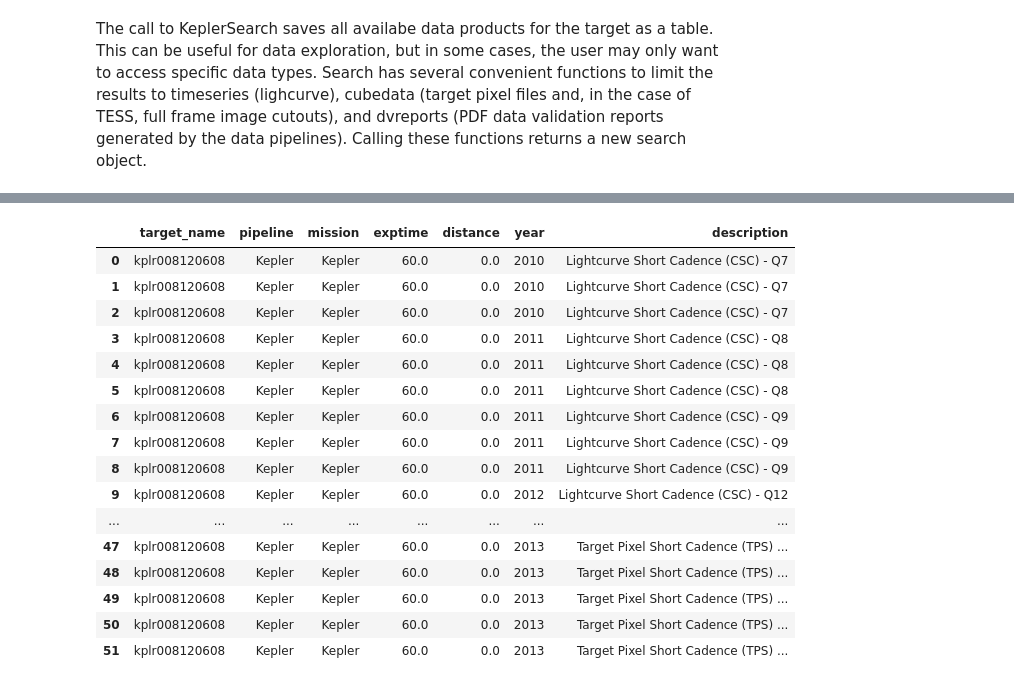
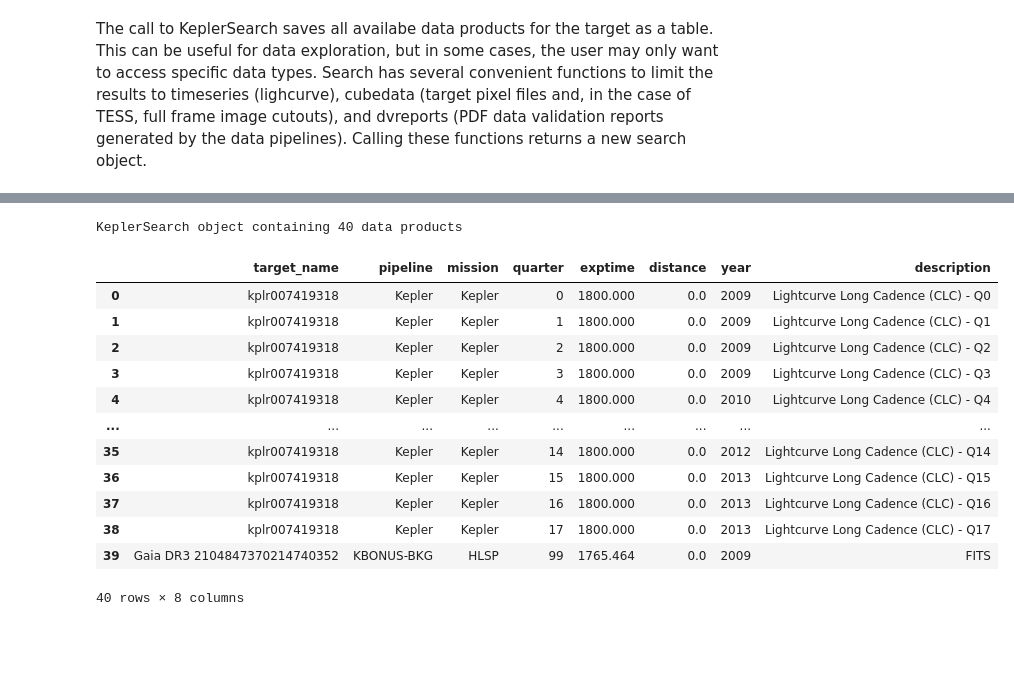
Before and after one commit to lightkurve/lksearch, a Jupyter notebook: docs/tutorials/Example_searches.ipynb, the cells around one changed output, grey strips where cells are left out. Drawn from its saved outputs; the diff is of its cells as text; code cells hidden in the pictures; blank space fills up the shorter version.

```diff
--- a/docs/tutorials/Example_searches.ipynb
+++ b/docs/tutorials/Example_searches.ipynb
@@ -245,22 +241,18 @@ dvs
-# %%
-# limit to 60s exposures
-Kep186short = Kep186.filter_table(exptime=60)
-Kep186short
-# %% [output]
-|  | target_name | pipeline | mission | exptime | distance | year | description |
-| 0 | kplr008120608 | Kepler | Kepler | 60.0 | 0.0 | 2010 | Lightcurve Short Cadence (CSC) - Q7 |
-| 1 | kplr008120608 | Kepler | Kepler | 60.0 | 0.0 | 2010 | Lightcurve Short Cadence (CSC) - Q7 |
-| 2 | kplr008120608 | Kepler | Kepler | 60.0 | 0.0 | 2010 | Lightcurve Short Cadence (CSC) - Q7 |
-| 3 | kplr008120608 | Kepler | Kepler | 60.0 | 0.0 | 2011 | Lightcurve Short Cadence (CSC) - Q8 |
-| 4 | kplr008120608 | Kepler | Kepler | 60.0 | 0.0 | 2011 | Lightcurve Short Cadence (CSC) - Q8 |
-| 5 | kplr008120608 | Kepler | Kepler | 60.0 | 0.0 | 2011 | Lightcurve Short Cadence (CSC) - Q8 |
-| 6 | kplr008120608 | Kepler | Kepler | 60.0 | 0.0 | 2011 | Lightcurve Short Cadence (CSC) - Q9 |
-| 7 | kplr008120608 | Kepler | Kepler | 60.0 | 0.0 | 2011 | Lightcurve Short Cadence (CSC) - Q9 |
-| 8 | kplr008120608 | Kepler | Kepler | 60.0 | 0.0 | 2011 | Lightcurve Short Cadence (CSC) - Q9 |
-| 9 | kplr008120608 | Kepler | Kepler | 60.0 | 0.0 | 2012 | Lightcurve Short Cadence (CSC) - Q12 |
-| ... | ... | ... | ... | ... | ... | ... | ... |
-| 47 | kplr008120608 | Kepler | Kepler | 60.0 | 0.0 | 2013 | Target Pixel Short Cadence (TPS) ... |
-| 48 | kplr008120608 | Kepler | Kepler | 60.0 | 0.0 | 2013 | Target Pixel Short Cadence (TPS) ... |
-| 49 | kplr008120608 | Kepler | Kepler | 60.0 | 0.0 | 2013 | Target Pixel Short Cadence (TPS) ... |
-| 50 | kplr008120608 | Kepler | Kepler | 60.0 | 0.0 | 2013 | Target Pixel Short Cadence (TPS) ... |
-| 51 | kplr008120608 | Kepler | Kepler | 60.0 | 0.0 | 2013 | Target Pixel Short Cadence (TPS) ... |
+# %%
+kep137_lcs = kep137.timeseries
+kep137_lcs
+# %% [output]
+KeplerSearch object containing 40 data products
+|  | target_name | pipeline | mission | quarter | exptime | distance | year | description |
+| 0 | kplr007419318 | Kepler | Kepler | 0 | 1800.000 | 0.0 | 2009 | Lightcurve Long Cadence (CLC) - Q0 |
+| 1 | kplr007419318 | Kepler | Kepler | 1 | 1800.000 | 0.0 | 2009 | Lightcurve Long Cadence (CLC) - Q1 |
+| 2 | kplr007419318 | Kepler | Kepler | 2 | 1800.000 | 0.0 | 2009 | Lightcurve Long Cadence (CLC) - Q2 |
+| 3 | kplr007419318 | Kepler | Kepler | 3 | 1800.000 | 0.0 | 2009 | Lightcurve Long Cadence (CLC) - Q3 |
+| 4 | kplr007419318 | Kepler | Kepler | 4 | 1800.000 | 0.0 | 2010 | Lightcurve Long Cadence (CLC) - Q4 |
+| ... | ... | ... | ... | ... | ... | ... | ... | ... |
+| 35 | kplr007419318 | Kepler | Kepler | 14 | 1800.000 | 0.0 | 2012 | Lightcurve Long Cadence (CLC) - Q14 |
+| 36 | kplr007419318 | Kepler | Kepler | 15 | 1800.000 | 0.0 | 2013 | Lightcurve Long Cadence (CLC) - Q15 |
+| 37 | kplr007419318 | Kepler | Kepler | 16 | 1800.000 | 0.0 | 2013 | Lightcurve Long Cadence (CLC) - Q16 |
+| 38 | kplr007419318 | Kepler | Kepler | 17 | 1800.000 | 0.0 | 2013 | Lightcurve Long Cadence (CLC) - Q17 |
+| 39 | Gaia DR3 2104847370214740352 | KBONUS-BKG | HLSP | 99 | 1765.464 | 0.0 | 2009 | FITS |
+40 rows × 8 columns
```
Also changed, not shown: parts of 31 cells of this notebook, 1 other file.
